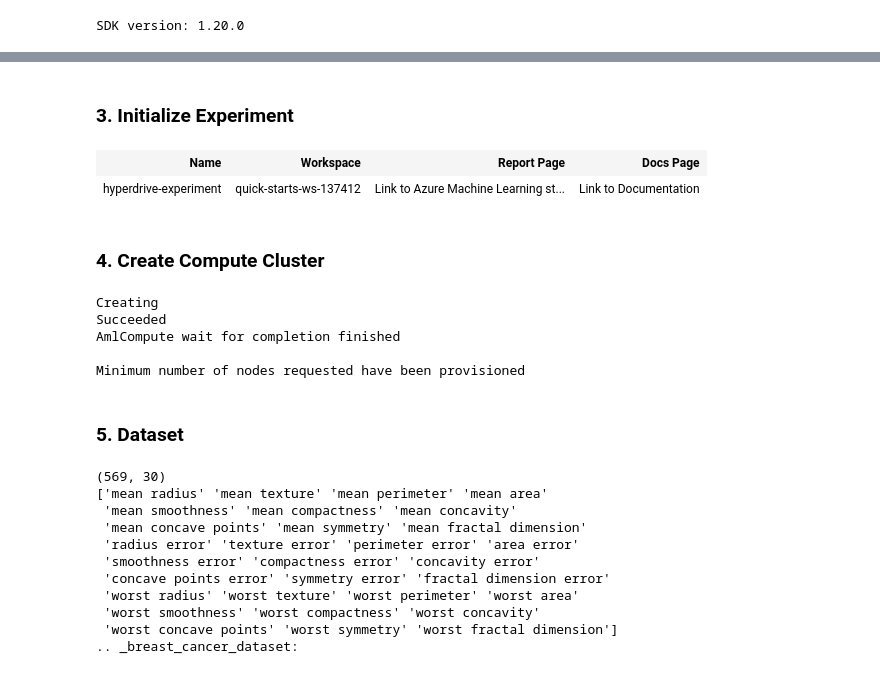
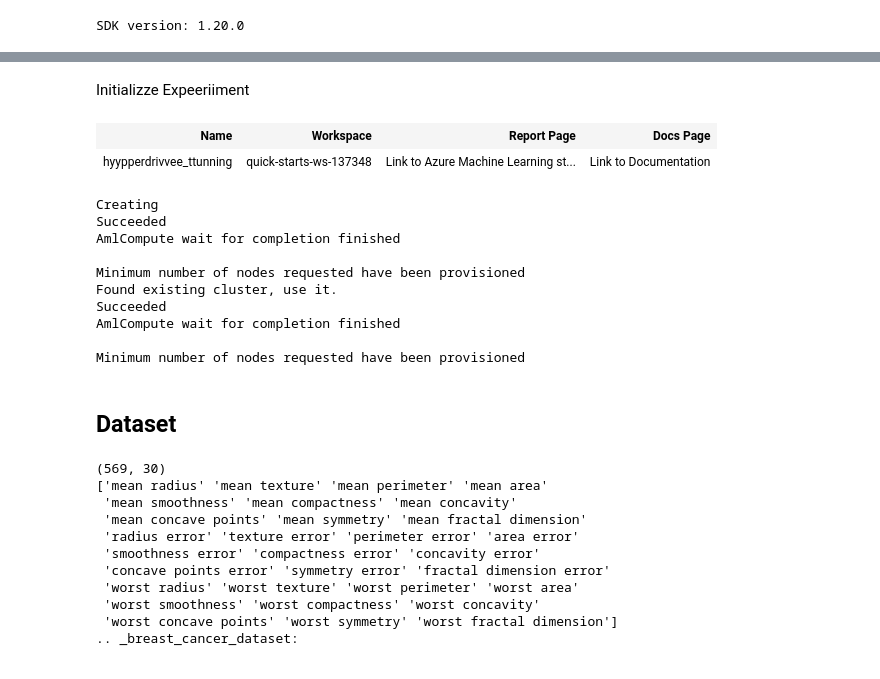
Before and after one commit to bhadreshpsavani/Breast-Cancer-Prediction-AzureML, a Jupyter notebook: hyperparameter_tuning.ipynb, the cells around one changed output, grey strips where cells are left out. Cells and saved outputs as stored; diff of their text form; code cells hidden in the pictures.

```diff
--- a/hyperparameter_tuning.ipynb
+++ b/hyperparameter_tuning.ipynb
@@ -49,16 +45,29 @@ southcentralus
-# %% [markdown]
-### 3. Initialize Experiment
+# %% [markdown]
+Initializze Expeeriiment
 # %%
 ws = Workspace.from_config()
-experiment_name = 'hyperdrive-experiment'
+experiment_name = 'hyypperdrivvee_ttunning'
 experiment=Experiment(ws, experiment_name)
 experiment
 # %% [output]
 | Name | Workspace | Report Page | Docs Page |
-| hyperdrive-experiment | quick-starts-ws-137412 | Link to Azure Machine Learning st... | Link to Documentation |
+| hyypperdrivvee_ttunning | quick-starts-ws-137348 | Link to Azure Machine Learning st... | Link to Documentation |
-# %% [markdown]
-### 4. Create Compute Cluster
 # %%
+### YOUR CODE HERE ###
+cpu_cluster_name = "cpu-cluster"
+vm_size='STANDARD_D2_V2'
+
+# Verify that cluster does not exist already
+try:
+    compute_target = ComputeTarget(workspace=ws, name=cpu_cluster_name)
+    print('Found existing cluster, use it.')
+except:
+    compute_config = AmlCompute.provisioning_configuration(vm_size=vm_size, max_nodes=4)
+    compute_target = ComputeTarget.create(ws, cpu_cluster_name, compute_config)
+
+# Can poll for a minimum number of nodes and for a specific timeout.
+# If no min node count is provided it uses the scale settings for the cluster.
+compute_target.wait_for_completion(show_output=True)### YOUR CODE HERE ###
 cpu_cluster_name = "cpu-cluster"
 vm_size='STANDARD_D2_V2'
 
@@ -79,8 +88,13 @@ Succeeded
 AmlCompute wait for completion finished
 
 Minimum number of nodes requested have been provisioned
+Found existing cluster, use it.
+Succeeded
+AmlCompute wait for completion finished
+
+Minimum number of nodes requested have been provisioned
 # %% [markdown]
-### 5. Dataset
+## Dataset
 # %%
 data = datasets.load_breast_cancer()
 print(data.data.shape)
```
Also changed, not shown: parts of 13 cells of this notebook, 1 other file.
